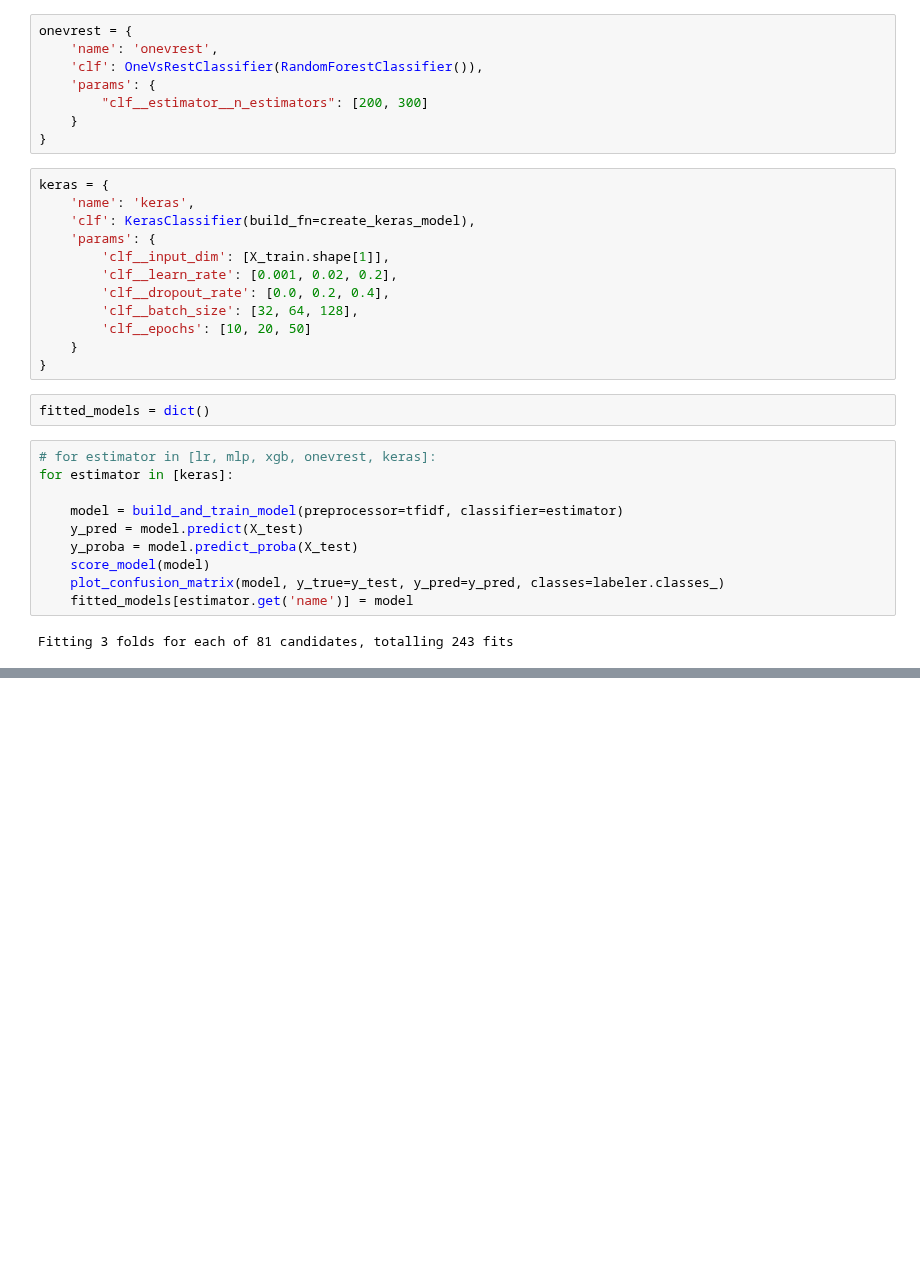
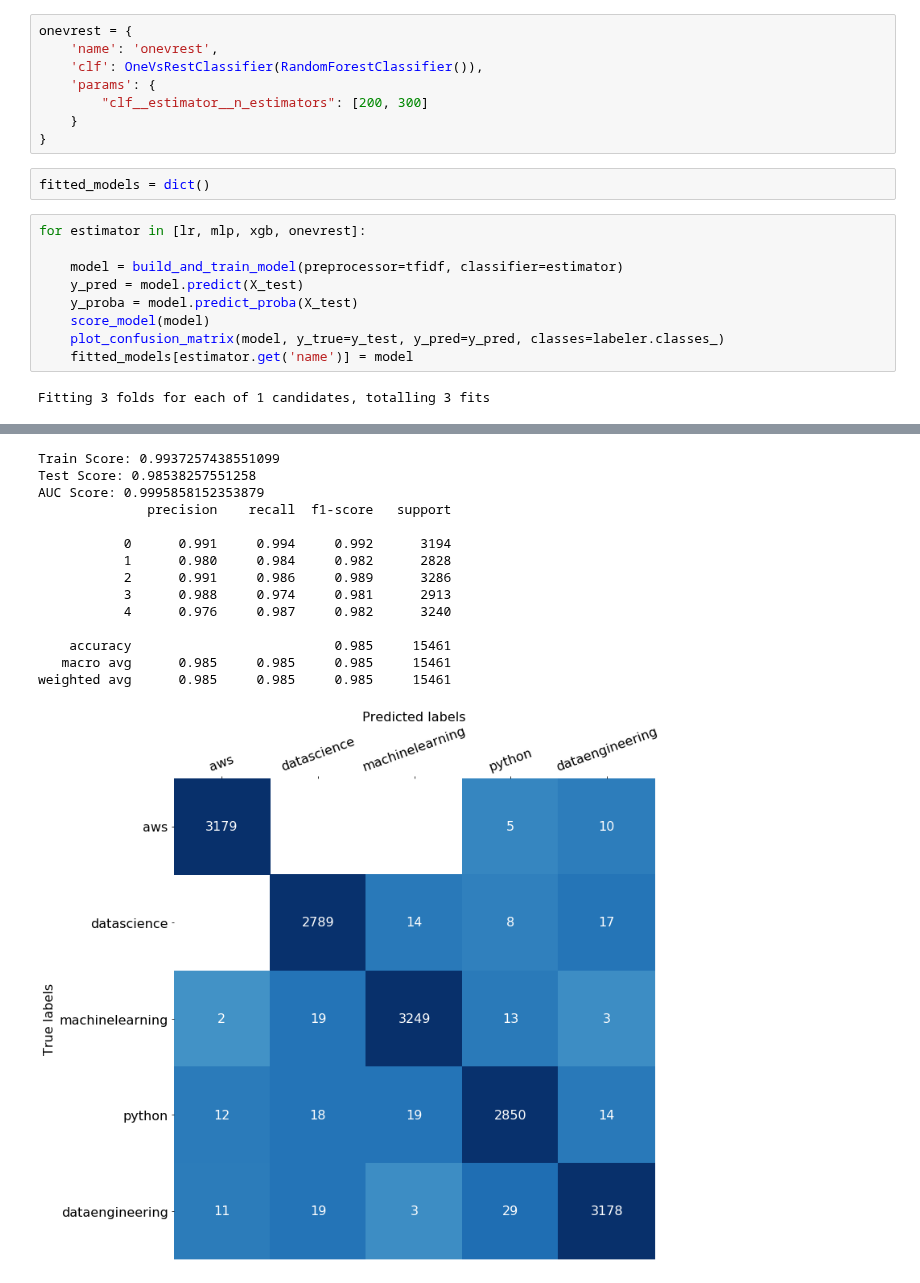
Before and after one commit to datapointchris/reddit-nlp, a Jupyter notebook: DS_special_models.ipynb, the cells around one changed output, grey strips where cells are left out. Saved outputs shown, nothing was run; the diff lists cells and outputs as text; blank space fills up the shorter version.

```diff
--- a/DS_special_models.ipynb
+++ b/DS_special_models.ipynb
@@ -170,23 +130,10 @@ onevrest = {
         "clf__estimator__n_estimators": [200, 300]
     }
 }
-# %%
-keras = {
-    'name': 'keras',
-    'clf': KerasClassifier(build_fn=create_keras_model),
-    'params': {
-        'clf__input_dim': [X_train.shape[1]],
-        'clf__learn_rate': [0.001, 0.02, 0.2],
-        'clf__dropout_rate': [0.0, 0.2, 0.4],
-        'clf__batch_size': [32, 64, 128],
-        'clf__epochs': [10, 20, 50]
-    }
-}
 # %%
 fitted_models = dict()
 # %%
-# for estimator in [lr, mlp, xgb, onevrest, keras]:
-for estimator in [keras]:
+for estimator in [lr, mlp, xgb, onevrest]:
 
     model = build_and_train_model(preprocessor=tfidf, classifier=estimator)
     y_pred = model.predict(X_test)
@@ -195,4 +142,4 @@ for estimator in [keras]:
     plot_confusion_matrix(model, y_true=y_test, y_pred=y_pred, classes=labeler.classes_)
     fitted_models[estimator.get('name')] = model
 # %% [output]
-Fitting 3 folds for each of 81 candidates, totalling 243 fits
+Fitting 3 folds for each of 1 candidates, totalling 3 fits
@@ -203,0 +204,15 @@ ValueError: Error when checking input: expected dense_input to have shape (8,) b
+Train Score: 0.9937257438551099
+Test Score: 0.98538257551258
+AUC Score: 0.9995858152353879
+              precision    recall  f1-score   support
+
+           0      0.991     0.994     0.992      3194
+           1      0.980     0.984     0.982      2828
+           2      0.991     0.986     0.989      3286
+           3      0.988     0.974     0.981      2913
+           4      0.976     0.987     0.982      3240
+
+    accuracy                          0.985     15461
+   macro avg      0.985     0.985     0.985     15461
+weighted avg      0.985     0.985     0.985     15461
+[figure, added]
```
Also changed, not shown: parts of 8 cells of this notebook.
